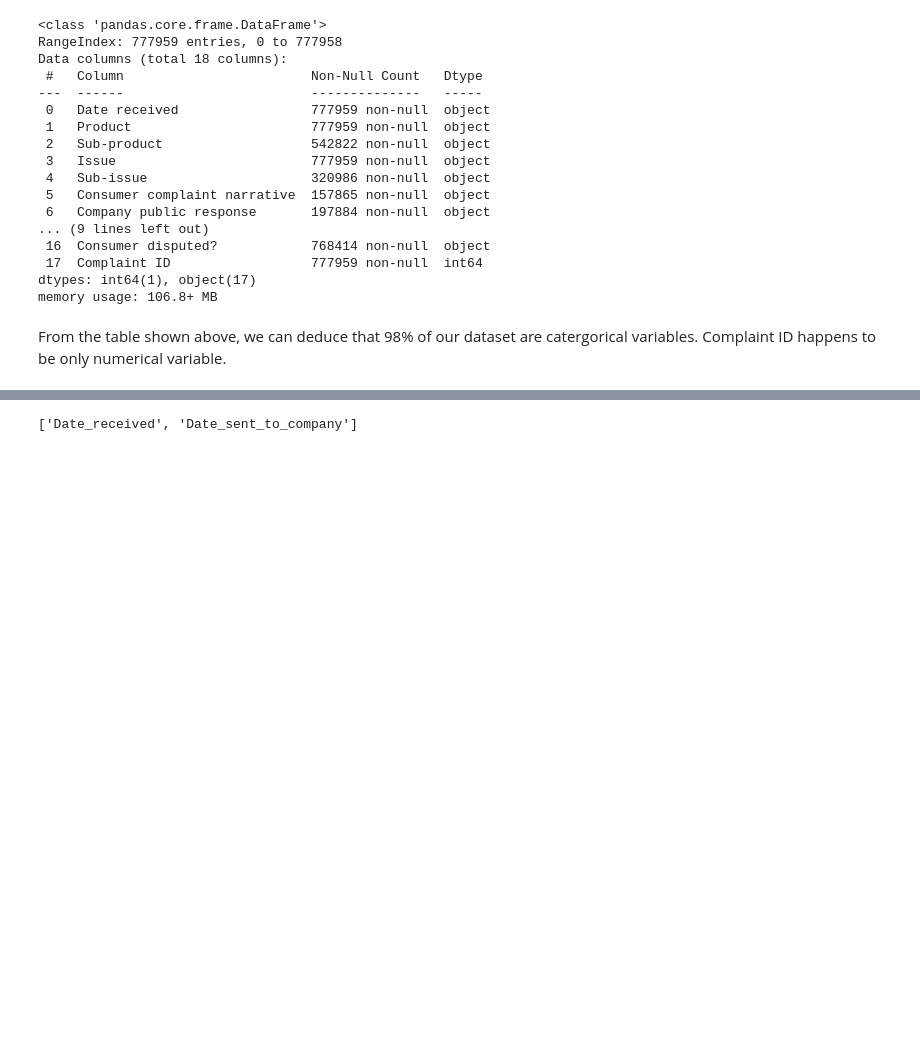
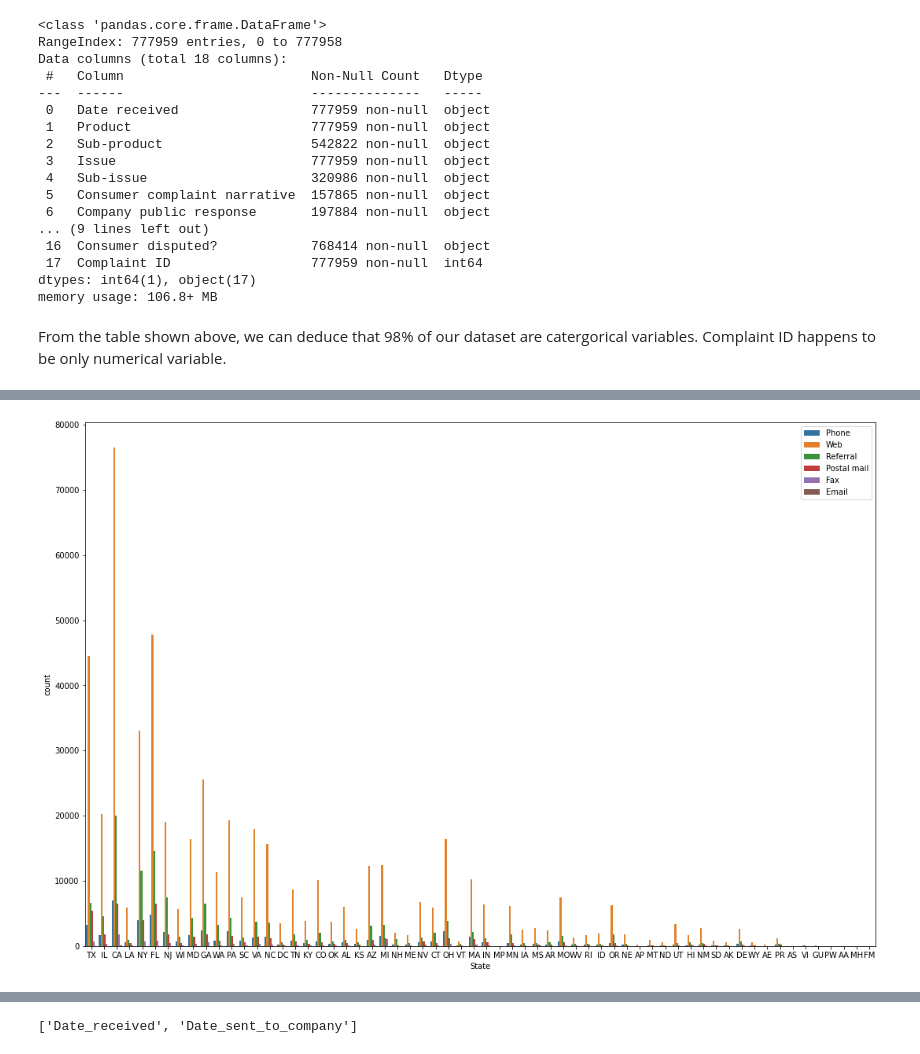
Before and after one commit to Tobi-Ade/Machine-Learning-Deployment, a Jupyter notebook: read.ipynb, the cells around one changed output, grey strips where cells are left out. Drawn from its saved outputs; the diff is of its cells as text; code cells hidden in the pictures; blank space fills up the shorter version.

```diff
--- a/read.ipynb
+++ b/read.ipynb
@@ -81,3 +96,11 @@ From the table shown above, we can deduce that 98% of our dataset are catergoric
+# %%
+plt.figure(figsize=(15,10))
+sns.countplot('State', data=df, hue='Submitted via')
+plt.legend(loc='upper right')
+plt.tight_layout()
+plt.show()
+# %% [output]
+[figure, added]
 # %%
 # check data for missing data
 # df.isnull().sum()
```
Also changed, not shown: parts of 7 cells of this notebook.
